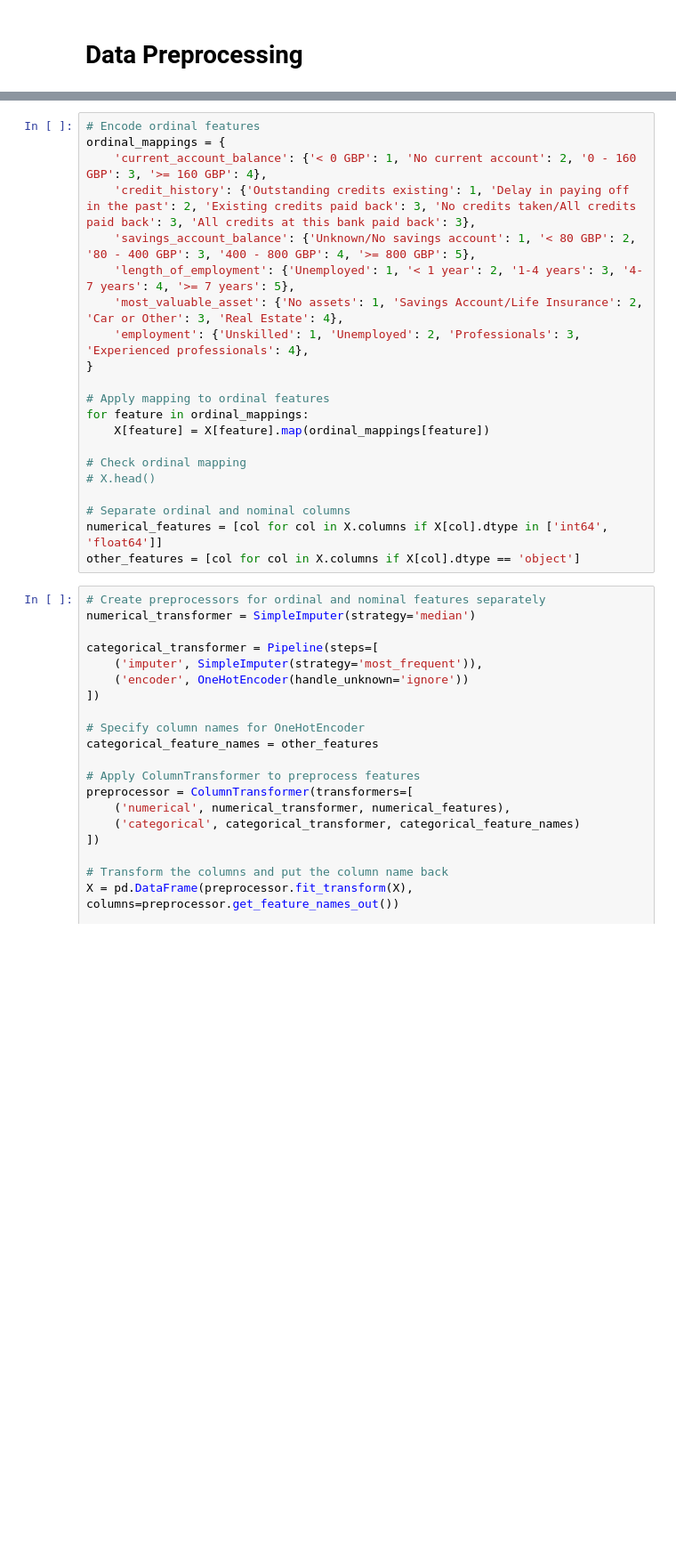
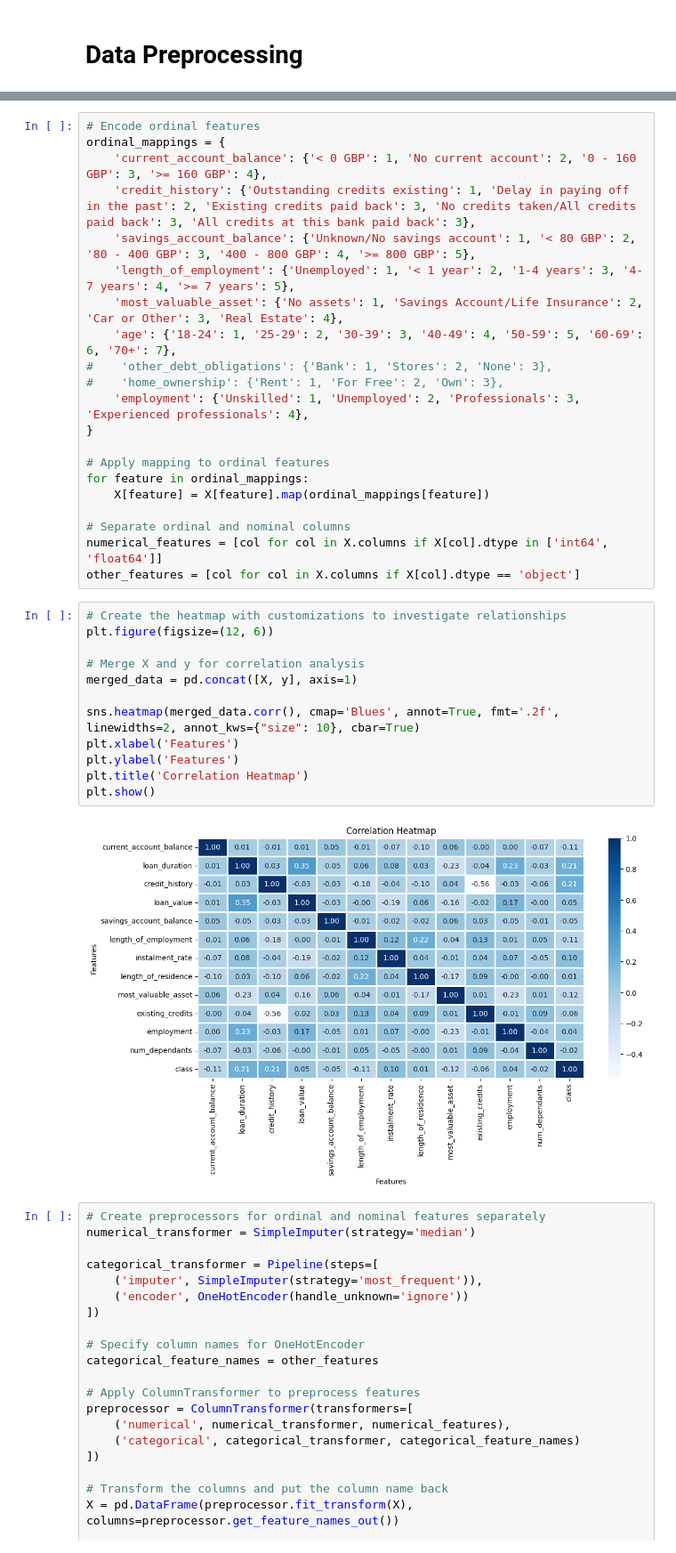
Before and after one commit to techwithlik/LoanPrediction, a Jupyter notebook: LoanPrediction.ipynb, the cells around one changed output, grey strips where cells are left out. Shown at 89% size. Drawn from its saved outputs; the diff is of its cells as text; blank space fills up the shorter version.

```diff
--- a/LoanPrediction.ipynb
+++ b/LoanPrediction.ipynb
@@ -215,6 +230,9 @@ ordinal_mappings = {
     'savings_account_balance': {'Unknown/No savings account': 1, '< 80 GBP': 2, '80 - 400 GBP': 3, '400 - 800 GBP': 4, '>= 800 GBP': 5},
     'length_of_employment': {'Unemployed': 1, '< 1 year': 2, '1-4 years': 3, '4-7 years': 4, '>= 7 years': 5},
     'most_valuable_asset': {'No assets': 1, 'Savings Account/Life Insurance': 2, 'Car or Other': 3, 'Real Estate': 4},
+    'age': {'18-24': 1, '25-29': 2, '30-39': 3, '40-49': 4, '50-59': 5, '60-69': 6, '70+': 7},
+#    'other_debt_obligations': {'Bank': 1, 'Stores': 2, 'None': 3},
+#    'home_ownership': {'Rent': 1, 'For Free': 2, 'Own': 3},
     'employment': {'Unskilled': 1, 'Unemployed': 2, 'Professionals': 3, 'Experienced professionals': 4},
 }
 
@@ -222,12 +240,23 @@ ordinal_mappings = {
 for feature in ordinal_mappings:
     X[feature] = X[feature].map(ordinal_mappings[feature])
 
-# Check ordinal mapping
-# X.head()
-
 # Separate ordinal and nominal columns
 numerical_features = [col for col in X.columns if X[col].dtype in ['int64', 'float64']]
 other_features = [col for col in X.columns if X[col].dtype == 'object']
+# %%
+# Create the heatmap with customizations to investigate relationships
+plt.figure(figsize=(12, 6))
+
+# Merge X and y for correlation analysis
+merged_data = pd.concat([X, y], axis=1)
+
+sns.heatmap(merged_data.corr(), cmap='Blues', annot=True, fmt='.2f', linewidths=2, annot_kws={"size": 10}, cbar=True)
+plt.xlabel('Features')
+plt.ylabel('Features')
+plt.title('Correlation Heatmap')
+plt.show()
+# %% [output]
+[figure, added]
 # %%
 # Create preprocessors for ordinal and nominal features separately
 numerical_transformer = SimpleImputer(strategy='median')
```
Also changed, not shown: parts of 14 cells of this notebook.
